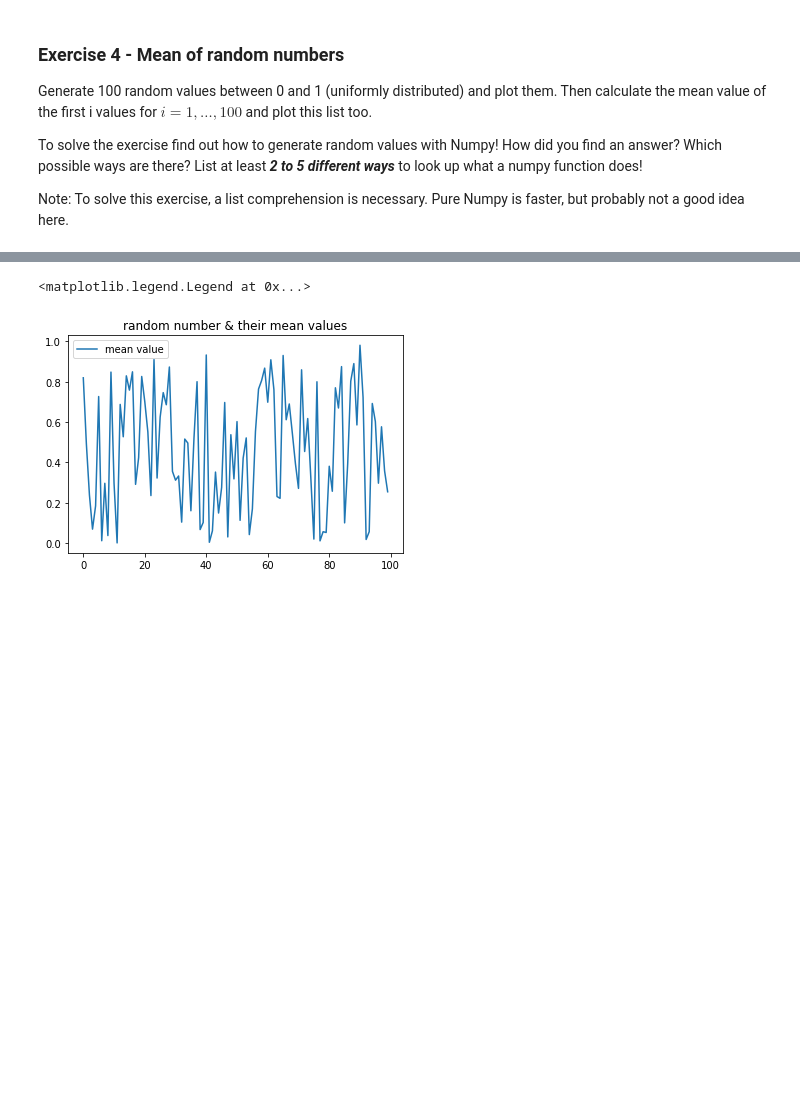
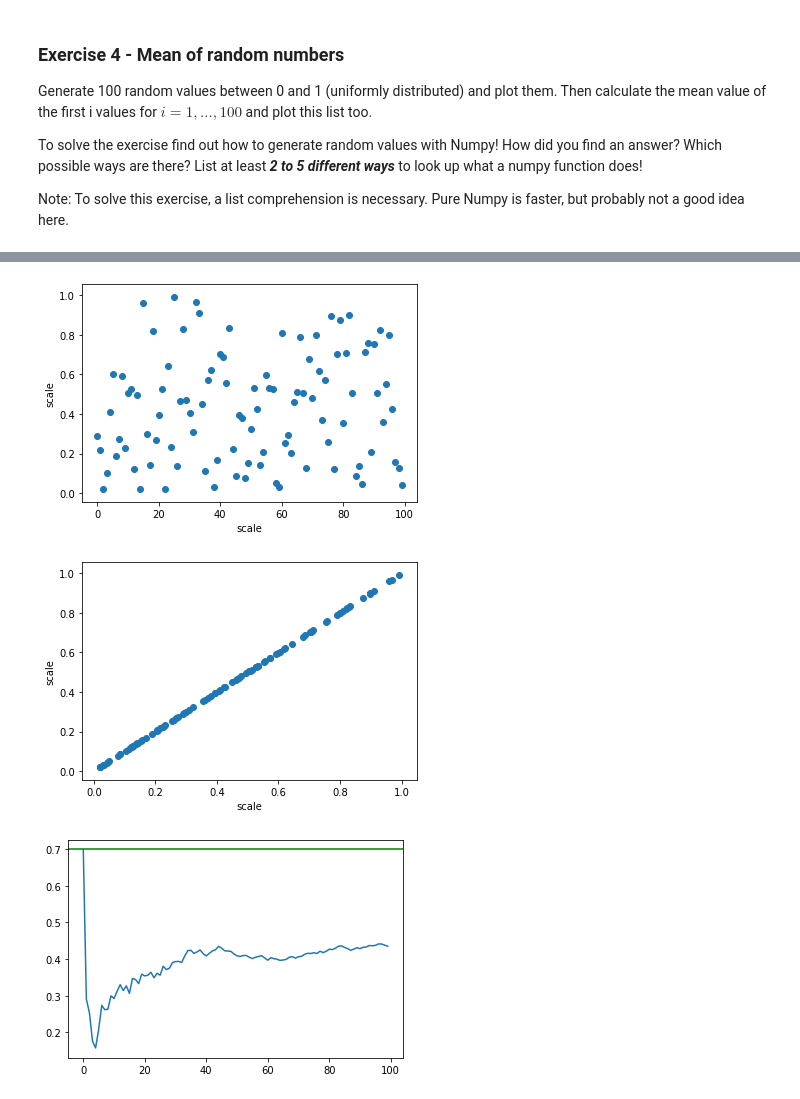
Before and after one commit to barbarakalous/homework-scientific-computing, a Jupyter notebook: homework04-python-scientific-ecosystem/homework04_barbarakalous.ipynb, the cells around one changed output, grey strips where cells are left out. Drawn from its saved outputs; the diff is of its cells as text; code cells hidden in the pictures; blank space fills up the shorter version.

```diff
--- a/homework04-python-scientific-ecosystem/homework04_barbarakalous.ipynb
+++ b/homework04-python-scientific-ecosystem/homework04_barbarakalous.ipynb
@@ -116,10 +114,0 @@ plt.legend()
-# %%
-mean = [np.mean(i) for i in random]
-
-plt.plot(mean, label = 'mean value')
-
-plt.title('random number & their mean values')
-plt.legend()
-# %% [output]
-<matplotlib.legend.Legend at 0x...>
-[figure, removed]
@@ -138,0 +115,26 @@ plt.legend()
+# %%
+random_values = np.random.rand(100)
+
+plt.xlabel('scale')
+plt.ylabel('scale')
+plt.scatter(np.arange(100),random_values)
+plt.show()
+
+plt.xlabel('scale')
+plt.ylabel('scale')
+plt.scatter(random_values,random_values)
+plt.show()
+
+random_values_mean = np.empty_like(random_values)
+
+for i in range(1,100):
+    mean = np.mean(random_values[:i])
+    random_values_mean[i] = mean
+
+plt.plot(random_values_mean)
+plt.axhline(y=0.7, color = 'g')
+plt.show()
+# %% [output]
+[figure, added]
+[figure, added]
+[figure, added]
```
Also changed, not shown: parts of 7 cells of this notebook.
